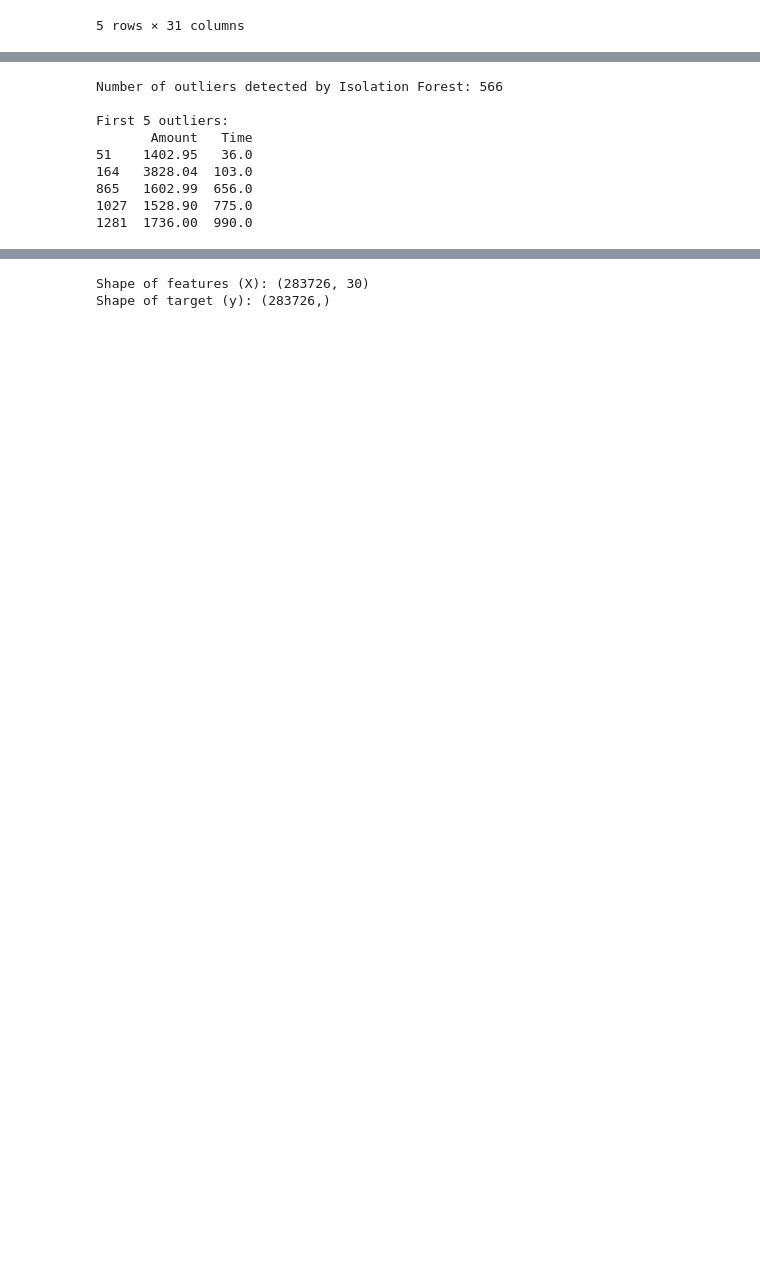
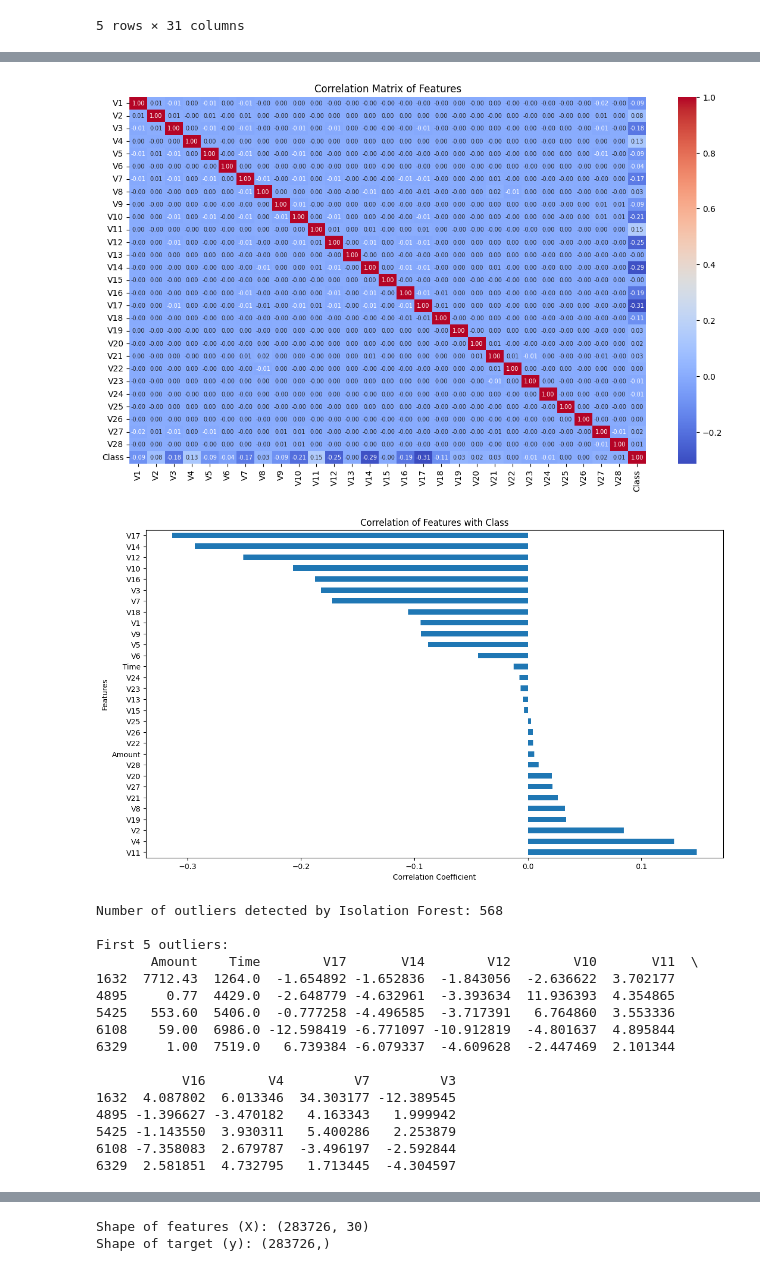
Before and after one commit to zcry332/Neural_Network, a Jupyter notebook: NN_BankingProject_G3.ipynb, the cells around one changed output, grey strips where cells are left out. Drawn from its saved outputs; the diff is of its cells as text; code cells hidden in the pictures; blank space fills up the shorter version.

```diff
--- a/NN_BankingProject_G3.ipynb
+++ b/NN_BankingProject_G3.ipynb
@@ -107,0 +123,18 @@ plt.show()
+# %%
+correlation_matrixA= df.corr()
+
+# Get correlations with the 'Class' column and sort them
+class_correlations = correlation_matrixA['Class'].sort_values(ascending=False)
+# Print the sorted correlations
+print("Correlation of features with Class:")
+print(class_correlations)
+
+
+# Explore correlations between 'V' features and 'Class'
+# Due to the large number of V features, let's look at the correlation matrix for a subset or focus on features with higher variance
+v_features = [f'V{i}' for i in range(1, 29)]
+correlation_matrixB = df[v_features + ['Class']].corr()
+
+# Display correlations with 'Class'
+print("\nCorrelation of V features with Class:")
+print(correlation_matrixB['Class'].sort_values(ascending=False))
@@ -108,9 +159,30 @@ plt.show()
+# %%
+plt.figure(figsize=(14, 8))
+sns.heatmap(
+    correlation_matrixB,
+    cmap='coolwarm',
+    annot=True,
+    fmt=".2f",
+    annot_kws={'size':7}
+    )
+plt.title('Correlation Matrix of Features')
+plt.show()
+
+plt.figure(figsize=(14, 8))
+class_correlations.drop('Class').plot(kind='barh')
+plt.title('Correlation of Features with Class')
+plt.xlabel('Correlation Coefficient')
+plt.ylabel('Features')
+plt.show()
+# %% [output]
+[figure, added]
+[figure, added]
 # %%
 # detect outliers using isolation forest with amount and time columns
 from sklearn.ensemble import IsolationForest
 from sklearn.preprocessing import StandardScaler
 
-features = ['Amount', 'Time']
+features = ['Amount', 'Time','V17', 'V14', 'V12', 'V10', 'V11', 'V16', 'V4', 'V7', 'V3']
 df_subset = df[features]
 
 # Scale the data
@@ -128,12 +200,19 @@ print(f"Number of outliers detected by Isolation Forest: {len(outliers_isoforest
 print("\nFirst 5 outliers:")
 print(outliers_isoforest.head())
 # %% [output]
-Number of outliers detected by Isolation Forest: 566
+Number of outliers detected by Isolation Forest: 568
 
 First 5 outliers:
-       Amount   Time
-51    1402.95   36.0
-164   3828.04  103.0
-865   1602.99  656.0
-1027  1528.90  775.0
-1281  1736.00  990.0
+       Amount    Time        V17       V14        V12        V10       V11  \
+1632  7712.43  1264.0  -1.654892 -1.652836  -1.843056  -2.636622  3.702177
+4895     0.77  4429.0  -2.648779 -4.632961  -3.393634  11.936393  4.354865
+5425   553.60  5406.0  -0.777258 -4.496585  -3.717391   6.764860  3.553336
+6108    59.00  6986.0 -12.598419 -6.771097 -10.912819  -4.801637  4.895844
+6329     1.00  7519.0   6.739384 -6.079337  -4.609628  -2.447469  2.101344
+
+           V16        V4         V7         V3
+1632  4.087802  6.013346  34.303177 -12.389545
+4895 -1.396627 -3.470182   4.163343   1.999942
+5425 -1.143550  3.930311   5.400286   2.253879
+6108 -7.358083  2.679787  -3.496197  -2.592844
+6329  2.581851  4.732795   1.713445  -4.304597
```
Also changed, not shown: parts of 16 cells of this notebook.
